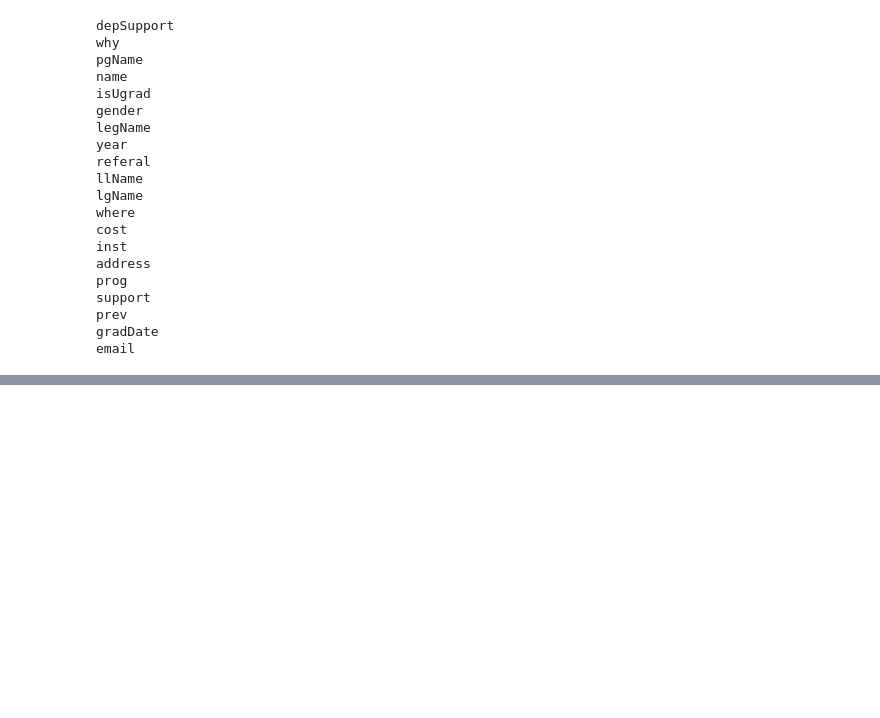
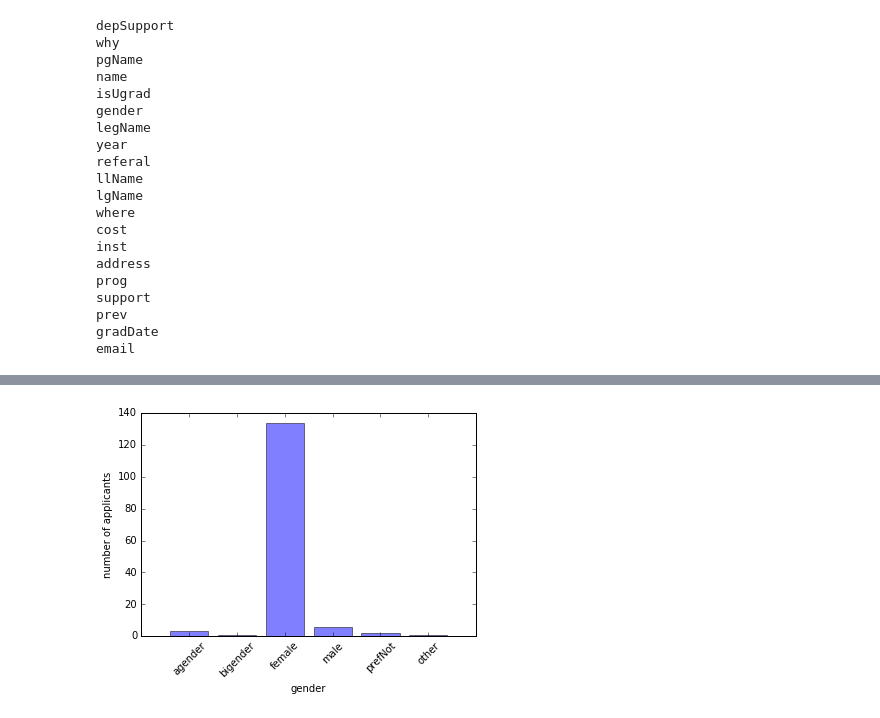
Before and after one commit to jaspergrond/applications, a Jupyter notebook: Test.ipynb, the cells around one changed output, grey strips where cells are left out. Saved outputs shown, nothing was run; the diff lists cells and outputs as text; code cells hidden in the pictures; blank space fills up the shorter version.

```diff
--- a/Test.ipynb
+++ b/Test.ipynb
@@ -57,0 +56,21 @@ email
+# %%
+genString = ['agender','bigender','female','male','prefNot','other']
+genCount = np.zeros(len(genString))
+other = True
+for i in apps:
+    for j in range(len(genString)-1):
+        if i['gender'] == genString[j]:
+            genCount[j] += 1
+            other = False
+    if other == True:
+        genCount[len(genCount)-1] += 1
+    other = True
+
+plt.bar(np.arange(len(genString)), genCount, align='center', alpha=0.5)
+plt.xticks(np.arange(len(genString)), genString, rotation = 45)
+plt.ylabel('number of applicants')
+plt.xlabel('gender')
+plt.show()
+plt.close()
+# %% [output]
+[figure, added]
```
Also changed, not shown: parts of 7 cells of this notebook.
